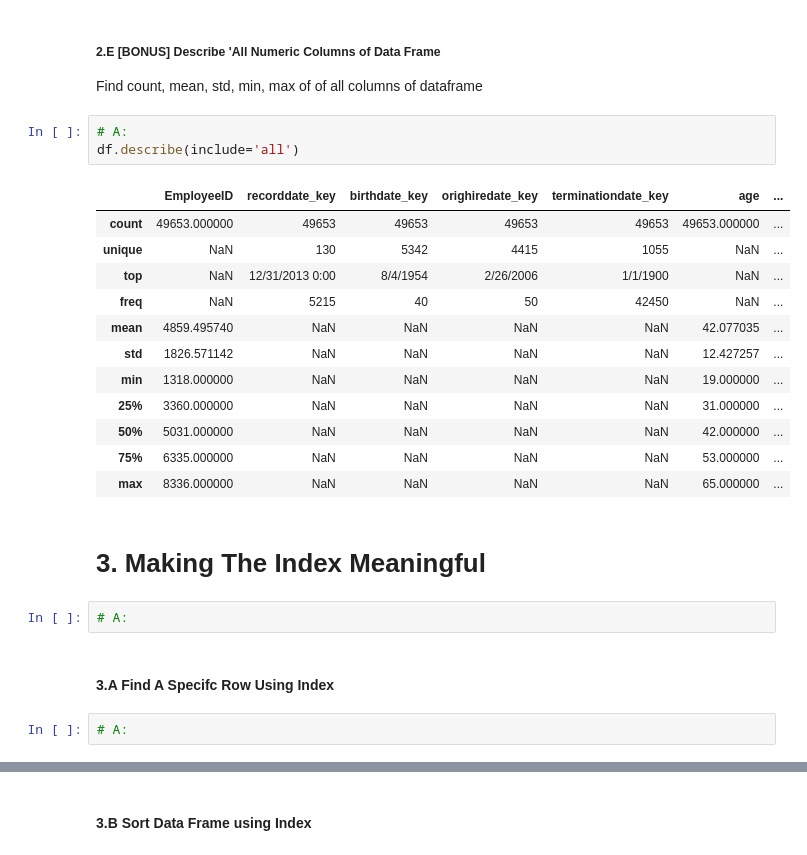
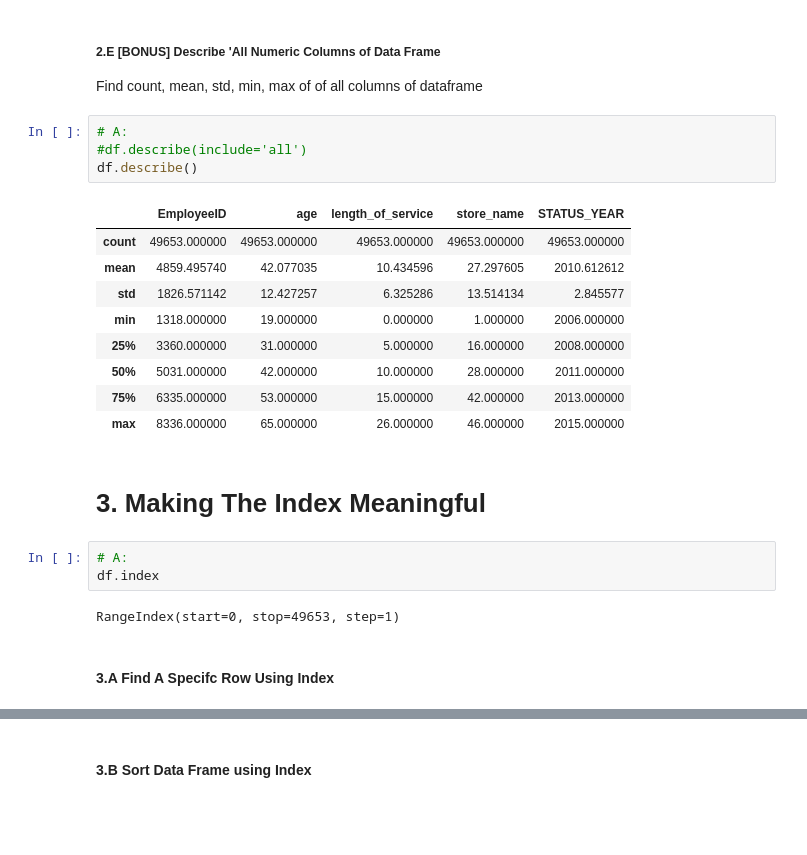
Before and after one commit to Leek03/dsia, a Jupyter notebook: hieu/1.2.2 Pandas Lab-Hieu.ipynb, the cells around one changed output, grey strips where cells are left out. Cells and saved outputs as stored; diff of their text form; blank space fills up the shorter version.

```diff
--- a/hieu/1.2.2 Pandas Lab-Hieu.ipynb
+++ b/hieu/1.2.2 Pandas Lab-Hieu.ipynb
@@ -232,25 +250,24 @@ Name: age, dtype: float64
 Find count, mean, std, min, max of of all columns of dataframe
 # %%
 # A:
-df.describe(include='all')
+#df.describe(include='all')
+df.describe()
 # %% [output]
-|  | EmployeeID | recorddate_key | birthdate_key | orighiredate_key | terminationdate_key | age | ... |
-| count | 49653.000000 | 49653 | 49653 | 49653 | 49653 | 49653.000000 | ... |
-| unique | NaN | 130 | 5342 | 4415 | 1055 | NaN | ... |
-| top | NaN | 12/31/2013 0:00 | 8/4/1954 | 2/26/2006 | 1/1/1900 | NaN | ... |
-| freq | NaN | 5215 | 40 | 50 | 42450 | NaN | ... |
-| mean | 4859.495740 | NaN | NaN | NaN | NaN | 42.077035 | ... |
-| std | 1826.571142 | NaN | NaN | NaN | NaN | 12.427257 | ... |
-| min | 1318.000000 | NaN | NaN | NaN | NaN | 19.000000 | ... |
-| 25% | 3360.000000 | NaN | NaN | NaN | NaN | 31.000000 | ... |
-| 50% | 5031.000000 | NaN | NaN | NaN | NaN | 42.000000 | ... |
-| 75% | 6335.000000 | NaN | NaN | NaN | NaN | 53.000000 | ... |
-| max | 8336.000000 | NaN | NaN | NaN | NaN | 65.000000 | ... |
+|  | EmployeeID | age | length_of_service | store_name | STATUS_YEAR |
+| count | 49653.000000 | 49653.000000 | 49653.000000 | 49653.000000 | 49653.000000 |
+| mean | 4859.495740 | 42.077035 | 10.434596 | 27.297605 | 2010.612612 |
+| std | 1826.571142 | 12.427257 | 6.325286 | 13.514134 | 2.845577 |
+| min | 1318.000000 | 19.000000 | 0.000000 | 1.000000 | 2006.000000 |
+| 25% | 3360.000000 | 31.000000 | 5.000000 | 16.000000 | 2008.000000 |
+| 50% | 5031.000000 | 42.000000 | 10.000000 | 28.000000 | 2011.000000 |
+| 75% | 6335.000000 | 53.000000 | 15.000000 | 42.000000 | 2013.000000 |
+| max | 8336.000000 | 65.000000 | 26.000000 | 46.000000 | 2015.000000 |
 # %% [markdown]
 # 3. Making The Index Meaningful
 # %%
 # A:
+df.index
+# %% [output]
+RangeIndex(start=0, stop=49653, step=1)
 # %% [markdown]
 #### 3.A Find A Specifc Row Using Index
-# %%
-# A:
```
Also changed, not shown: parts of 20 cells of this notebook, 6 other files.
